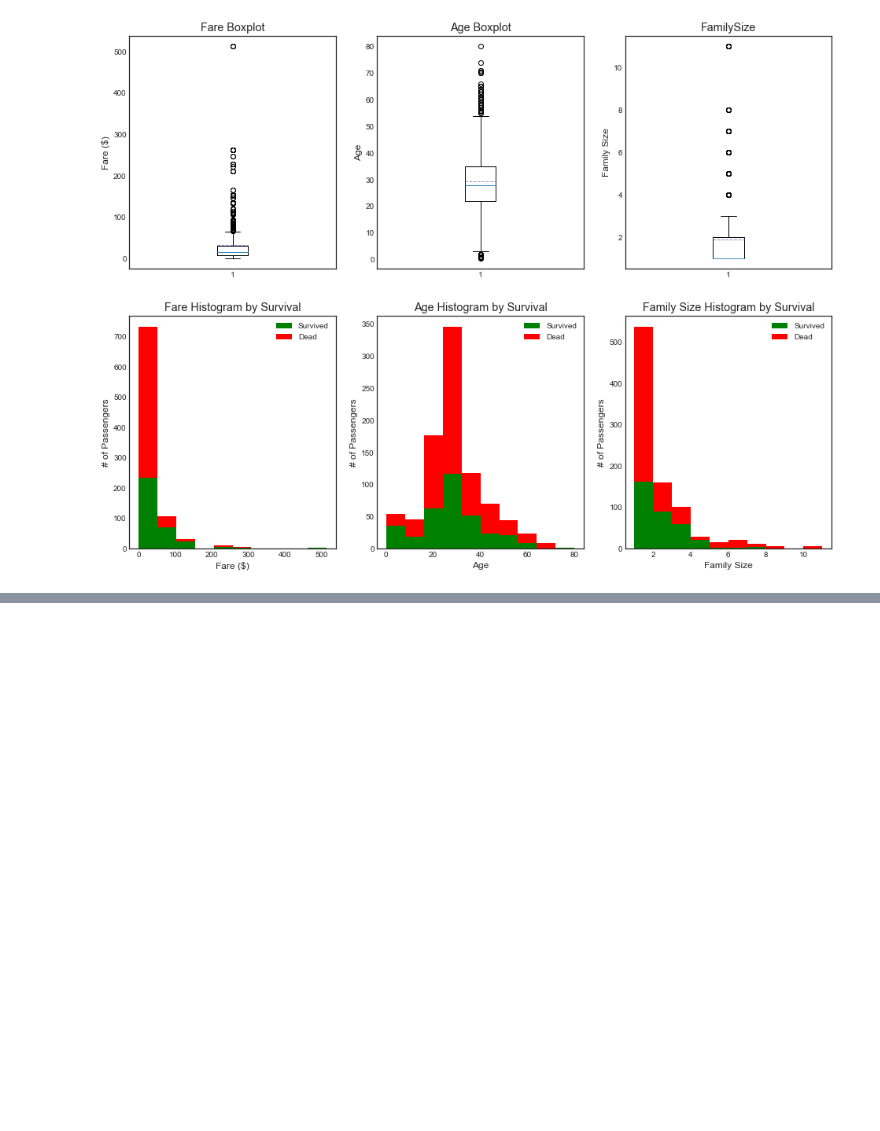
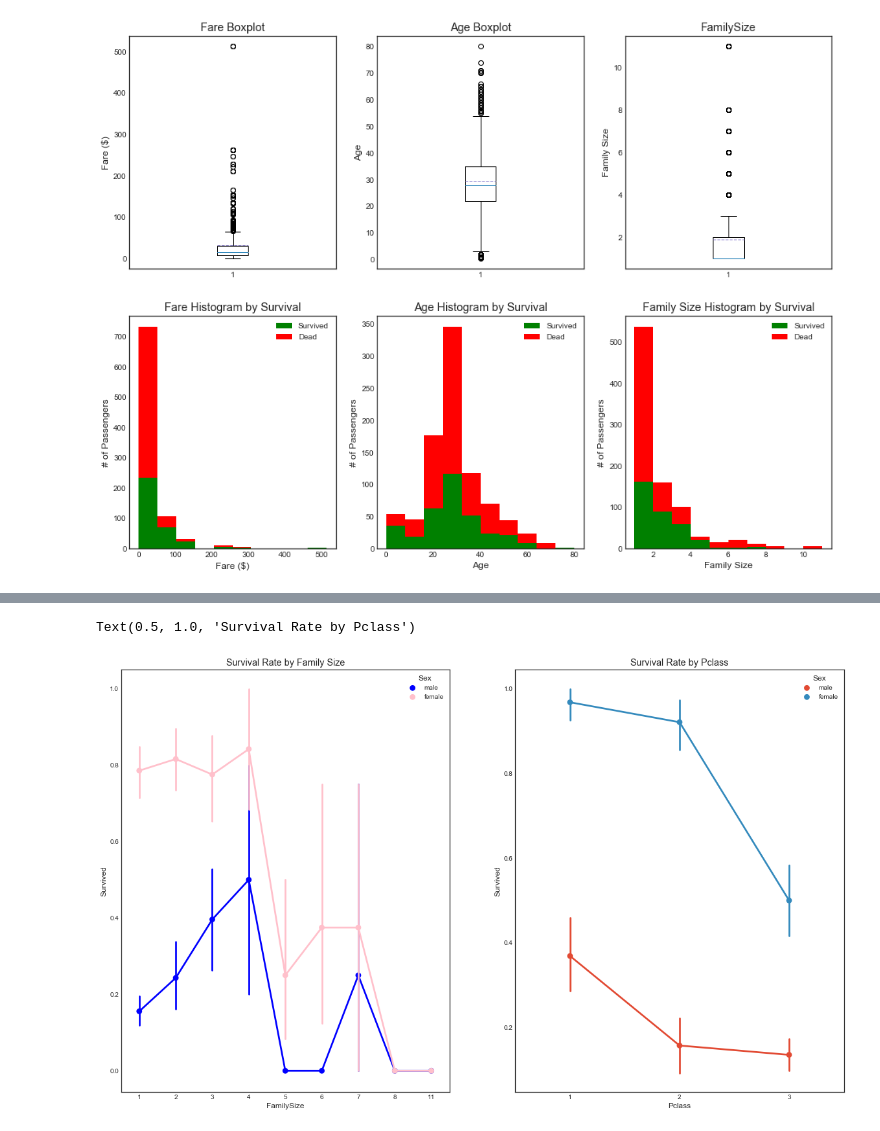
Before and after one commit to gavin-wustl/titanic_survival_prediction, a Jupyter notebook: titanic_survival_prediction.ipynb, the cells around one changed output, grey strips where cells are left out. Saved outputs shown, nothing was run; the diff lists cells and outputs as text; code cells hidden in the pictures; blank space fills up the shorter version.

```diff
--- a/titanic_survival_prediction.ipynb
+++ b/titanic_survival_prediction.ipynb
@@ -390,0 +423,12 @@ sns.barplot(x='IsAlone', y='Survived', data=data1, ax=axes[0,2])
+# %%
+fig, (axis1, axis2) = plt.subplots(1,2,figsize=(20,12))
+
+sns.pointplot(ax=axis1, data=data1, x='FamilySize', y='Survived', hue='Sex',
+             palette={"male": "blue", "female": "pink"})
+axis1.set_title('Survival Rate by Family Size')
+
+sns.pointplot(ax=axis2, data=data1, x='Pclass', y='Survived', hue='Sex')
+axis2.set_title('Survival Rate by Pclass')
+# %% [output]
+Text(0.5, 1.0, 'Survival Rate by Pclass')
+[figure, added]
```
Also changed, not shown: parts of 11 cells of this notebook.
